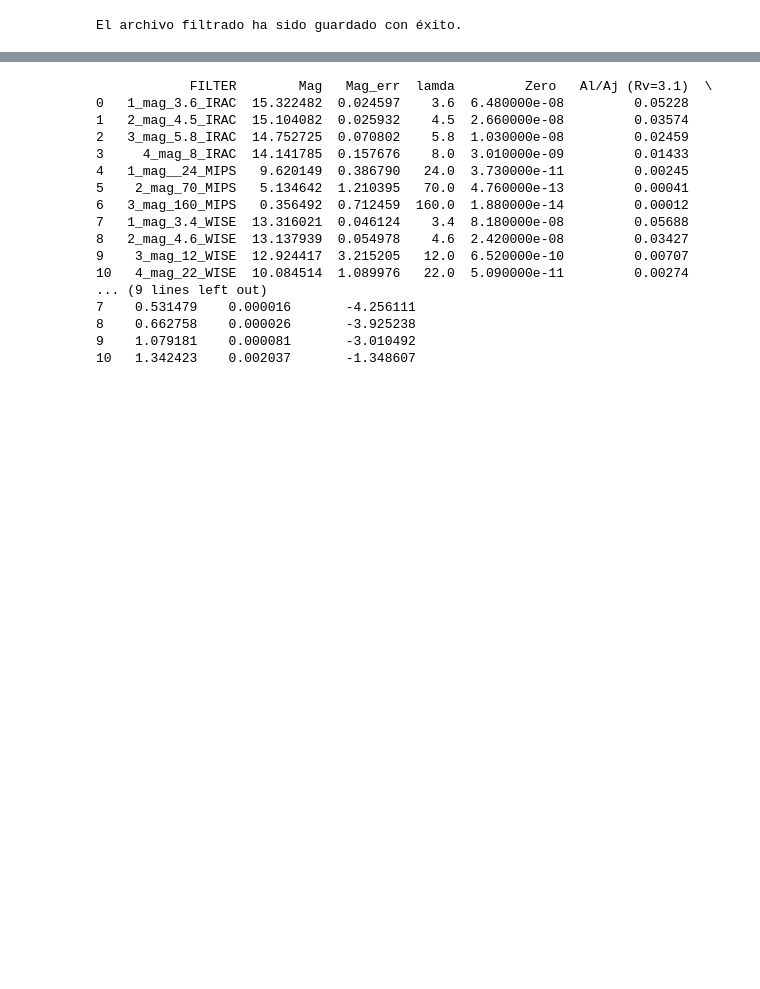
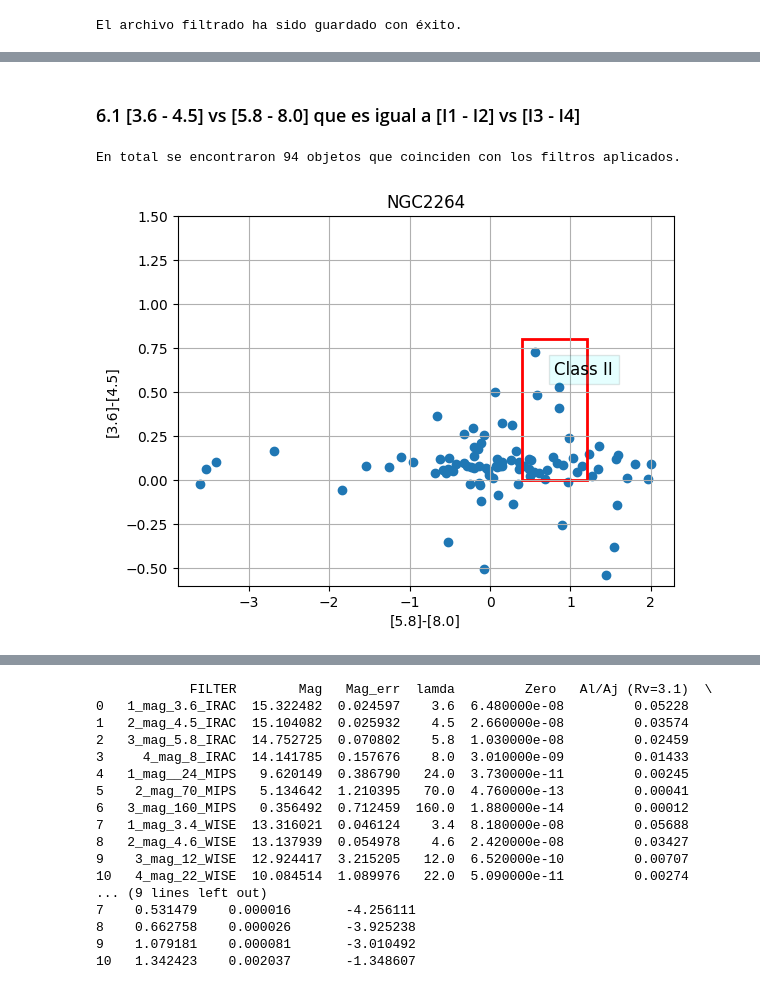
Before and after one commit to eadelgadillom/Catalogo_Estrellas_Jovenes, a Jupyter notebook: cross_matching.ipynb, the cells around one changed output, grey strips where cells are left out. Cells and saved outputs as stored; diff of their text form; code cells hidden in the pictures; blank space fills up the shorter version.

Commit message:
Archivos para SEDs

```diff
--- a/cross_matching.ipynb
+++ b/cross_matching.ipynb
@@ -2546,0 +2599,48 @@ El archivo filtrado ha sido guardado con éxito.
+# %% [markdown]
+### 6.1 [3.6 - 4.5] vs [5.8 - 8.0] que es igual a [I1 - I2] vs [I3 - I4]
+# %%
+# Leer los archivos CSV obtenidos para IRAC
+irac = pd.read_csv(r"D:\GitHub\Tecnicas\NGC2264\NGC2264-IRAC\Table_IRAC_NGC2264_4.csv").add_prefix('IRAC_')
+
+# Cargar el catalogo original GAIA corregido con paralajes
+cat = pd.read_csv(r"D:\GitHub\Tecnicas\Gaia_results_fil_Parallax.csv")
+
+irac = irac.rename(columns={"IRAC_OBJECT_ID": "OBJECT_ID"})
+
+# Unir los DataFrames por el ID, añadiendo sufijos para identificar el origen de cada columna
+df = pd.merge(cat, irac, on="OBJECT_ID", how="inner")
+
+df = df.filter(regex="^(?!.*DATE-OBS).*")
+df = df.filter(regex="^(?!.*DATEOBS).*")
+
+# corrección reddening
+redd = 0.051
+av = redd * 3.1
+
+a_I1 = av * 0.05228  # 3.6
+a_I2 = av * 0.03574  # 4.5
+a_I3 = av * 0.02459  # 5.8
+a_I4 = av * 0.01433  # 8.0
+
+df["Mag_I1"] = df['IRAC_1_mag_0'] - 5 * np.log10(1000/df["parallax"]) + 5 - a_I1
+df["Mag_I2"] = df['IRAC_2_mag_0'] - 5 * np.log10(1000/df["parallax"]) + 5 - a_I2
+df["Mag_I3"] = df['IRAC_3_mag_0'] - 5 * np.log10(1000/df["parallax"]) + 5 - a_I3
+df["Mag_I4"] = df['IRAC_4_mag_1'] - 5 * np.log10(1000/df["parallax"]) + 5 - a_I4
+
+print(f"En total se encontraron {df.shape[0]} objetos que coinciden con los filtros aplicados.")
+
+# Diagrama [3.6-4.5] vs [5.8-8.0]
+
+plt.scatter(df['Mag_I3']-df['Mag_I4'], df['Mag_I1']-df['Mag_I2'])
+plt.xlabel('[5.8]-[8.0]')
+plt.ylabel('[3.6]-[4.5]')
+plt.title('NGC2264')
+
+#plt.xlim(-1, 2.2)
+plt.ylim(-0.6, 1.5)
+plt.gca().add_patch(plt.Rectangle((0.4, 0.0), 0.8, 0.8, edgecolor='r', facecolor='none', lw=2))  # Cuadro cyan
+plt.text(0.8, 0.6, "Class II", fontsize=12, bbox=dict(facecolor="cyan", alpha=0.1))
+plt.grid(True)
+# %% [output]
+En total se encontraron 94 objetos que coinciden con los filtros aplicados.
+[figure, added]
```
Also changed, not shown: parts of 22 cells of this notebook, 3 other files.
